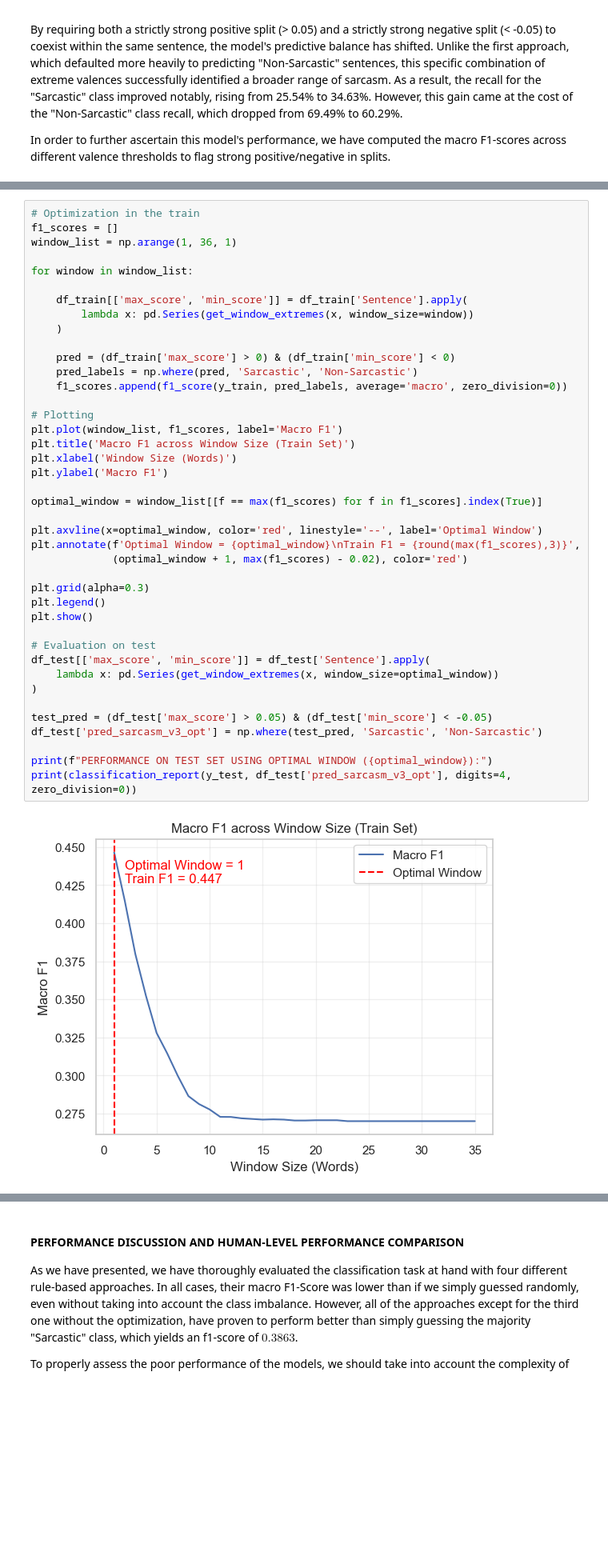
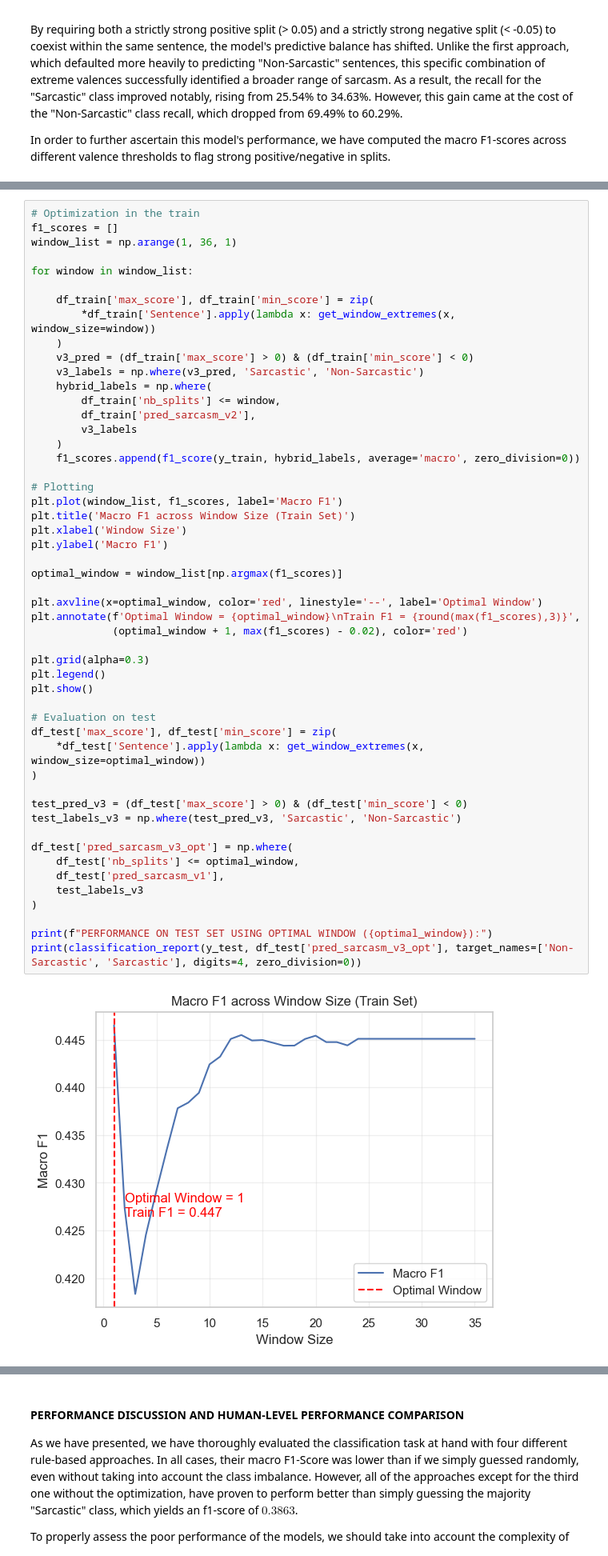
Before and after one commit to ericGutierrezM/sarcasm_text_classification, a Jupyter notebook: notebooks/part_1.ipynb, the cells around one changed output, grey strips where cells are left out. Shown at 80% size. Saved outputs shown, nothing was run; the diff lists cells and outputs as text; blank space fills up the shorter version.

```diff
--- a/notebooks/part_1.ipynb
+++ b/notebooks/part_1.ipynb
@@ -1037,46 +1036,56 @@ In order to further ascertain this model's performance, and similarly to what we
 # %%
 # Optimization in the train
 f1_scores = []
 window_list = np.arange(1, 36, 1)
 
 for window in window_list:
 
-    df_train[['max_score', 'min_score']] = df_train['Sentence'].apply(
-        lambda x: pd.Series(get_window_extremes(x, window_size=window))
+    df_train['max_score'], df_train['min_score'] = zip(
+        *df_train['Sentence'].apply(lambda x: get_window_extremes(x, window_size=window))
     )
-
-    pred = (df_train['max_score'] > 0) & (df_train['min_score'] < 0)
-    pred_labels = np.where(pred, 'Sarcastic', 'Non-Sarcastic')
-    f1_scores.append(f1_score(y_train, pred_labels, average='macro', zero_division=0))
+    v3_pred = (df_train['max_score'] > 0) & (df_train['min_score'] < 0)
+    v3_labels = np.where(v3_pred, 'Sarcastic', 'Non-Sarcastic')
+    hybrid_labels = np.where(
+        df_train['nb_splits'] <= window,
+        df_train['pred_sarcasm_v2'],
+        v3_labels
+    )
+    f1_scores.append(f1_score(y_train, hybrid_labels, average='macro', zero_division=0))
 
 # Plotting
 plt.plot(window_list, f1_scores, label='Macro F1')
 plt.title('Macro F1 across Window Size (Train Set)')
-plt.xlabel('Window Size (Words)')
+plt.xlabel('Window Size')
 plt.ylabel('Macro F1')
 
-optimal_window = window_list[[f == max(f1_scores) for f in f1_scores].index(True)]
+optimal_window = window_list[np.argmax(f1_scores)]
 
 plt.axvline(x=optimal_window, color='red', linestyle='--', label='Optimal Window')
 plt.annotate(f'Optimal Window = {optimal_window}\nTrain F1 = {round(max(f1_scores),3)}',
              (optimal_window + 1, max(f1_scores) - 0.02), color='red')
 
 plt.grid(alpha=0.3)
 plt.legend()
 plt.show()
 
 # Evaluation on test
-df_test[['max_score', 'min_score']] = df_test['Sentence'].apply(
-    lambda x: pd.Series(get_window_extremes(x, window_size=optimal_window))
+df_test['max_score'], df_test['min_score'] = zip(
+    *df_test['Sentence'].apply(lambda x: get_window_extremes(x, window_size=optimal_window))
 )
 
-test_pred = (df_test['max_score'] > 0.05) & (df_test['min_score'] < -0.05)
-df_test['pred_sarcasm_v3_opt'] = np.where(test_pred, 'Sarcastic', 'Non-Sarcastic')
+test_pred_v3 = (df_test['max_score'] > 0) & (df_test['min_score'] < 0)
+test_labels_v3 = np.where(test_pred_v3, 'Sarcastic', 'Non-Sarcastic')
+
+df_test['pred_sarcasm_v3_opt'] = np.where(
+    df_test['nb_splits'] <= optimal_window,
+    df_test['pred_sarcasm_v1'],
+    test_labels_v3
+)
 
 print(f"PERFORMANCE ON TEST SET USING OPTIMAL WINDOW ({optimal_window}):")
-print(classification_report(y_test, df_test['pred_sarcasm_v3_opt'], digits=4, zero_division=0))
+print(classification_report(y_test, df_test['pred_sarcasm_v3_opt'], target_names=['Non-Sarcastic', 'Sarcastic'], digits=4, zero_division=0))
 # %% [output]
-[figure, old version]
+[figure, new version]
 PERFORMANCE ON TEST SET USING OPTIMAL WINDOW (1):
                precision    recall  f1-score   support
 
```
Also changed, not shown: parts of 20 cells of this notebook, 7 other files.
